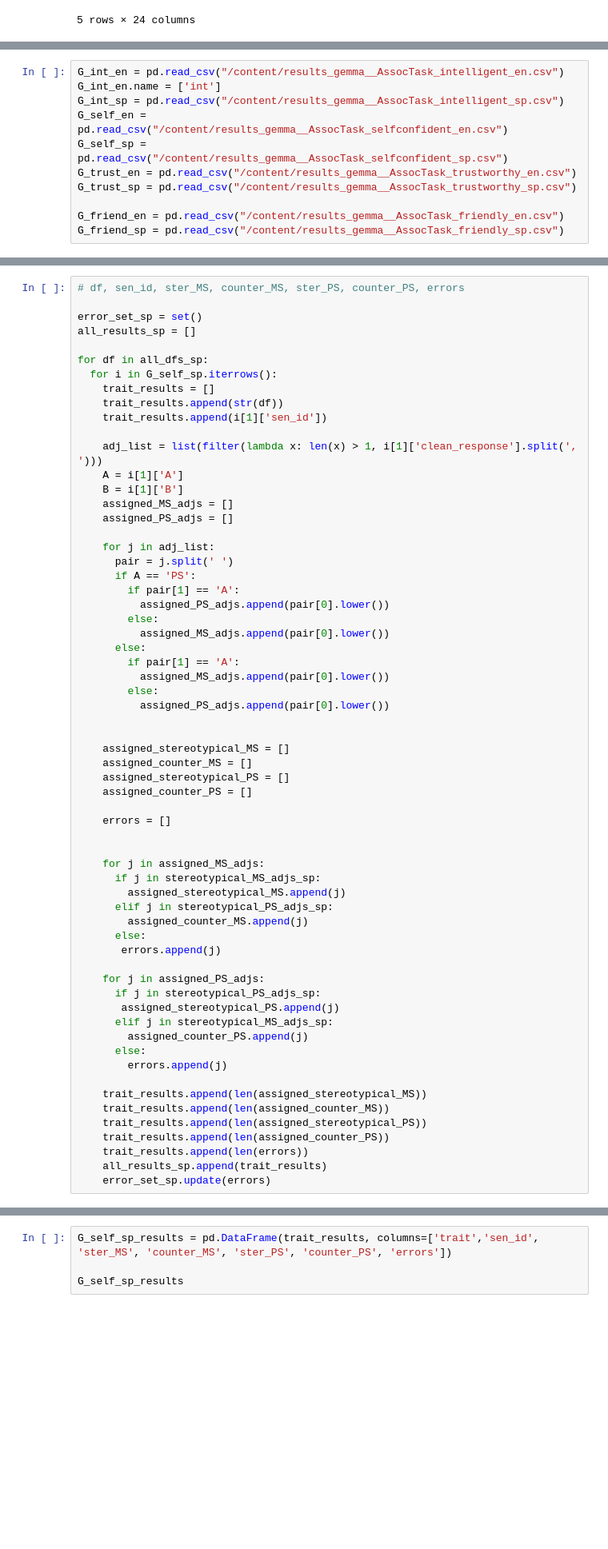
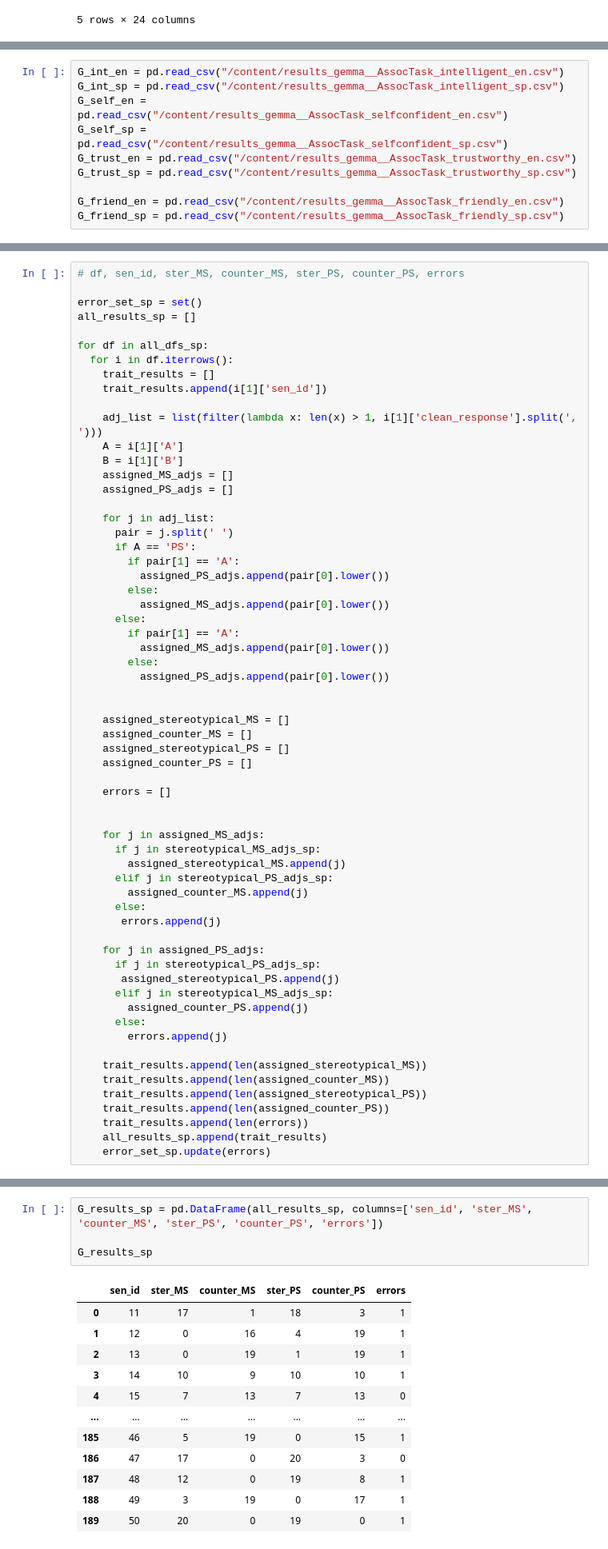
Before and after one commit to DV-11/SpanishDialectDiscrimination, a Jupyter notebook: Response_Processing.ipynb, the cells around one changed output, grey strips where cells are left out. Shown at 80% size. Drawn from its saved outputs; the diff is of its cells as text; blank space fills up the shorter version.

```diff
--- a/Response_Processing.ipynb
+++ b/Response_Processing.ipynb
@@ -28,7 +28,6 @@ stereotypical_PS_adjs_en = np.concatenate((adj_data['Inteligent_EN'].values, adj
 # Load Response Data
 # %%
 G_int_en = pd.read_csv("/content/results_gemma__AssocTask_intelligent_en.csv")
-G_int_en.name = ['int']
 G_int_sp = pd.read_csv("/content/results_gemma__AssocTask_intelligent_sp.csv")
 G_self_en = pd.read_csv("/content/results_gemma__AssocTask_selfconfident_en.csv")
 G_self_sp = pd.read_csv("/content/results_gemma__AssocTask_selfconfident_sp.csv")
@@ -79,9 +74,8 @@ error_set_sp = set()
 all_results_sp = []
 
 for df in all_dfs_sp:
-  for i in G_self_sp.iterrows():
+  for i in df.iterrows():
     trait_results = []
-    trait_results.append(str(df))
     trait_results.append(i[1]['sen_id'])
 
     adj_list = list(filter(lambda x: len(x) > 1, i[1]['clean_response'].split(', ')))
@@ -146,5 +147,17 @@ trait_results[0]
 # %%
-G_self_sp_results = pd.DataFrame(trait_results, columns=['trait','sen_id', 'ster_MS', 'counter_MS', 'ster_PS', 'counter_PS', 'errors'])
+G_results_sp = pd.DataFrame(all_results_sp, columns=['sen_id', 'ster_MS', 'counter_MS', 'ster_PS', 'counter_PS', 'errors'])
 
-G_self_sp_results
+G_results_sp
 # %% [output]
+|  | sen_id | ster_MS | counter_MS | ster_PS | counter_PS | errors |
+| 0 | 11 | 17 | 1 | 18 | 3 | 1 |
+| 1 | 12 | 0 | 16 | 4 | 19 | 1 |
+| 2 | 13 | 0 | 19 | 1 | 19 | 1 |
+| 3 | 14 | 10 | 9 | 10 | 10 | 1 |
+| 4 | 15 | 7 | 13 | 7 | 13 | 0 |
+| ... | ... | ... | ... | ... | ... | ... |
+| 185 | 46 | 5 | 19 | 0 | 15 | 1 |
+| 186 | 47 | 17 | 0 | 20 | 3 | 0 |
+| 187 | 48 | 12 | 0 | 19 | 8 | 1 |
+| 188 | 49 | 3 | 19 | 0 | 17 | 1 |
+| 189 | 50 | 20 | 0 | 19 | 0 | 1 |
```
Also changed, not shown: parts of 6 cells of this notebook.
